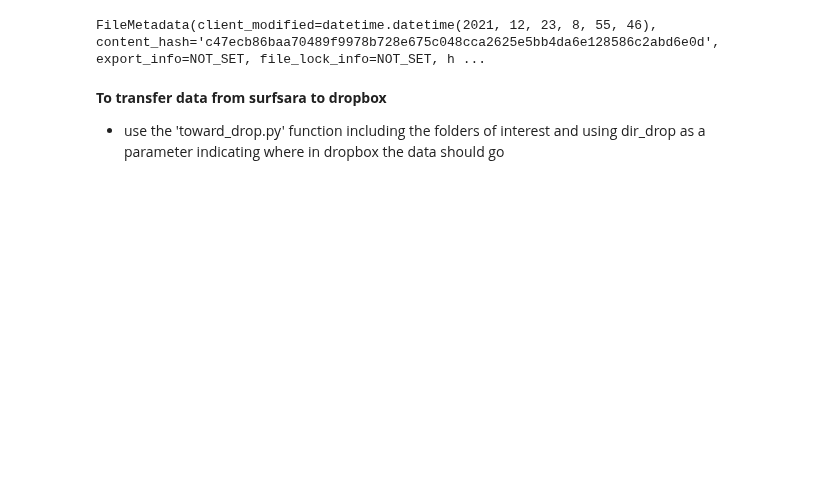
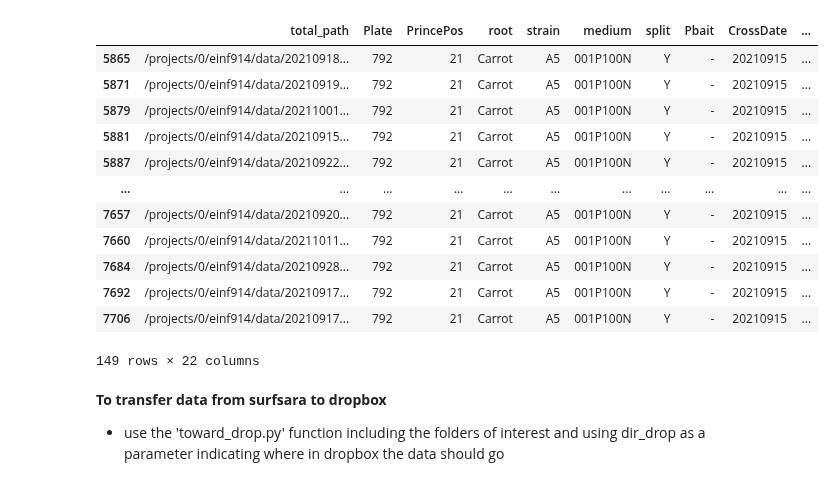
Before and after one commit to Cocopyth/AMFtrack, a Jupyter notebook: amftrack/transfer/dev/dropbox.ipynb, the cells around one changed output. Saved outputs shown, nothing was run; the diff lists cells and outputs as text; code cells hidden in the pictures; blank space fills up the shorter version.

```diff
--- a/amftrack/transfer/dev/dropbox.ipynb
+++ b/amftrack/transfer/dev/dropbox.ipynb
@@ -38,6 +38,6 @@ from amftrack.transfer.functions.transfer import upload
 from subprocess import call
 # %%
 directory = directory_project
-directory = '/run/user/357100554/gvfs/smb-share:server=sun.amolf.nl,share=shimizu-data,user=bisot/home-folder/oyartegalvez/Drive_AMFtopology/PRINCE/'
+# directory = '/run/user/357100554/gvfs/smb-share:server=sun.amolf.nl,share=shimizu-data,user=bisot/home-folder/oyartegalvez/Drive_AMFtopology/PRINCE/'
 
-update_plate_info(directory)
+# update_plate_info(directory)
@@ -52,13 +43,0 @@ infos['total_path'].iloc[0]
-# %%
-API = str(np.load(os.getenv('HOME')+'/pycode/API_drop.npy'))
-
-def get_current_folders(directory):
-    plate_info = get_data_info()
-    if directory == 'dropbox':
-        dbx = dropbox.Dropbox(API)
-        response = dbx.files_list_folder("",recursive = True)
-        listdir = [file.name.split(".")[0] for file in response.entries]
-        return(plate_info.loc[np.isin(plate_info['folder'],listdir)])
-    else:
-        listdir = os.listdir(directory)
-        return(plate_info.loc[np.isin(plate_info['folder'],listdir)&(plate_info['total_path']==directory+plate_info['folder'])])
@@ -81,3 +44,3 @@ get_current_folders('dropbox')
 # %%
 all_folders = get_current_folders(directory)
-folders = all_folders.loc[all_folders['Plate']==94]
+folders = all_folders.loc[all_folders['Plate']==792]
@@ -86,15 +47,19 @@ dir_drop = 'prince_data'
+# %%
+folders
+# %% [output]
+|  | total_path | Plate | PrincePos | root | strain | medium | split | Pbait | CrossDate | ... |
+| 5865 | /projects/0/einf914/data/20210918... | 792 | 21 | Carrot | A5 | 001P100N | Y | - | 20210915 | ... |
+| 5871 | /projects/0/einf914/data/20210919... | 792 | 21 | Carrot | A5 | 001P100N | Y | - | 20210915 | ... |
+| 5879 | /projects/0/einf914/data/20211001... | 792 | 21 | Carrot | A5 | 001P100N | Y | - | 20210915 | ... |
+| 5881 | /projects/0/einf914/data/20210915... | 792 | 21 | Carrot | A5 | 001P100N | Y | - | 20210915 | ... |
+| 5887 | /projects/0/einf914/data/20210922... | 792 | 21 | Carrot | A5 | 001P100N | Y | - | 20210915 | ... |
+| ... | ... | ... | ... | ... | ... | ... | ... | ... | ... | ... |
+| 7657 | /projects/0/einf914/data/20210920... | 792 | 21 | Carrot | A5 | 001P100N | Y | - | 20210915 | ... |
+| 7660 | /projects/0/einf914/data/20211011... | 792 | 21 | Carrot | A5 | 001P100N | Y | - | 20210915 | ... |
+| 7684 | /projects/0/einf914/data/20210928... | 792 | 21 | Carrot | A5 | 001P100N | Y | - | 20210915 | ... |
+| 7692 | /projects/0/einf914/data/20210917... | 792 | 21 | Carrot | A5 | 001P100N | Y | - | 20210915 | ... |
+| 7706 | /projects/0/einf914/data/20210917... | 792 | 21 | Carrot | A5 | 001P100N | Y | - | 20210915 | ... |
+149 rows × 22 columns
 # %%
 directory_targ = os.path.join(directory_scratch,'temp')+'/'
 # directory_targ = os.path.join(directory_archive,'Prince_Data')+'/'
-# %%
-%autoreload 2
-from amftrack.transfer.functions.transfer import download, zip_file,unzip_file
-
-API = str(np.load('/home/cbisot/pycode/API_drop.npy'))
-source = f'data_info.json'
-target = '/scratch-shared/amftrack/temp/data_info.json'
-# download(API,source,target,end='')
-upload(API,target,f"/{source}", chunk_size=256 * 1024 * 1024,
-)
-# %% [output]
-FileMetadata(client_modified=datetime.datetime(2021, 12, 23, 8, 55, 46), content_hash='c47ecb86baa70489f9978b728e675c048cca2625e5bb4da6e128586c2abd6e0d', export_info=NOT_SET, file_lock_info=NOT_SET, h ...
```
Also changed, not shown: parts of 13 cells of this notebook, 6 other files.
